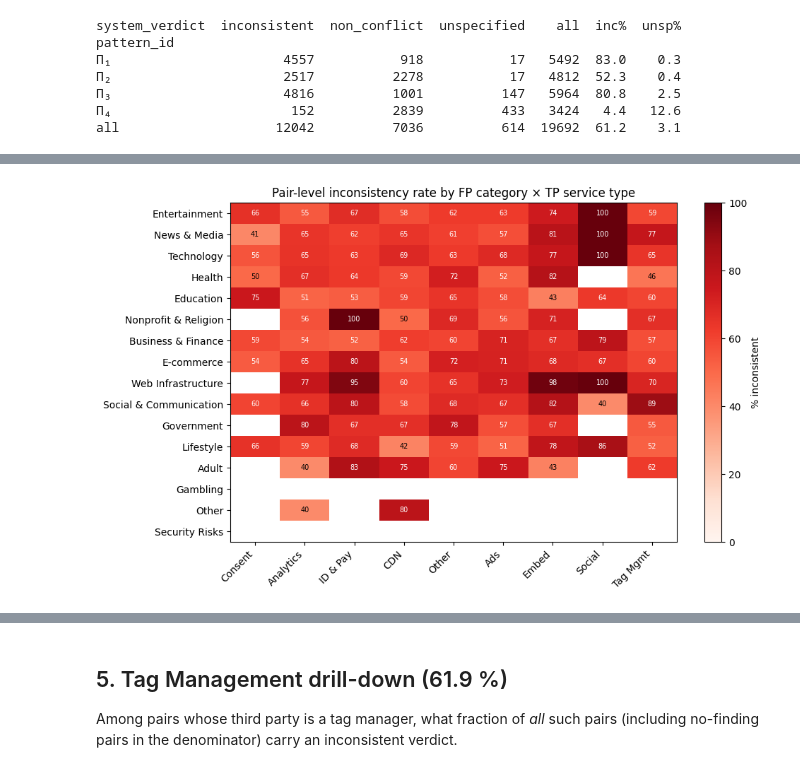
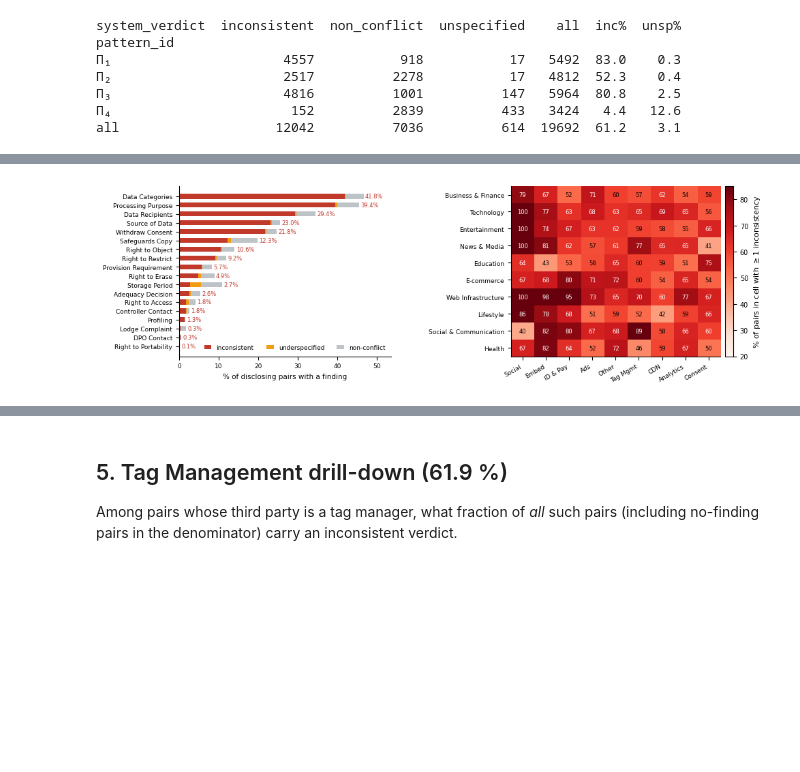
Before and after one commit to clockwork72/RQ1, a Jupyter notebook: notebooks/RQ3.ipynb, the cells around one changed output, grey strips where cells are left out. Drawn from its saved outputs; the diff is of its cells as text; code cells hidden in the pictures; blank space fills up the shorter version.

Commit message:
Combined figure

```diff
--- a/notebooks/RQ3.ipynb
+++ b/notebooks/RQ3.ipynb
@@ -97,31 +97,78 @@ Right panel of `fig_verdict_and_gdpr_v3.pdf`. Cells with fewer than 5 pairs are
 # %%
-fp_cats = list(wlb['fp_cat_stats'].keys())
-tp_buckets = list(wlb['tp_bucket_stats'].keys())
+VERDICT_COLOR = {'inconsistent': '#c0392b', 'unspecified': '#f39c12', 'non_conflict': '#bdc3c7'}
+VERDICT_LABEL = {'inconsistent': 'inconsistent', 'unspecified': 'underspecified', 'non_conflict': 'non-conflict'}
+
+plt.rcParams.update({
+    'font.family': 'sans-serif', 'font.size': 7.5,
+    'axes.spines.top': False, 'axes.spines.right': False,
+    'axes.labelsize': 7.5, 'xtick.labelsize': 6.5, 'ytick.labelsize': 6.5,
+    'legend.fontsize': 6.5, 'legend.frameon': False,
+    'pdf.fonttype': 42, 'ps.fonttype': 42,
+})
+
+# LEFT: GDPR category stacked bars
+rows_l = [r for r in gdi['rows'] if r['n_pairs_disclosing'] > 0]
+rows_l.sort(key=lambda r: -r['pct_inc'])
+cats   = [r['category']   for r in rows_l]
+pct_inc  = np.array([r['pct_inc']    for r in rows_l])
+pct_unsp = np.array([r['pct_unspec'] for r in rows_l])
+pct_nc   = np.array([r['pct_nc']     for r in rows_l])
+
+# RIGHT: FP main_cat x TP type heatmap, total denominator
+tp_stats = wlb['tp_bucket_stats']
+def _inc_share(s): return s['inconsistent'] / s['n'] if s['n'] else 0
+tps = sorted([t for t in tp_stats if tp_stats[t]['n'] > 0],
+             key=lambda k: -_inc_share(tp_stats[k]))
+fp_stats = wlb['fp_cat_stats']
+fps = [k for k, _ in sorted(fp_stats.items(), key=lambda x: -x[1]['n'])[:10]]
 joint = wlb['joint_stats']
+M = np.full((len(fps), len(tps)), np.nan)
+for i, fp in enumerate(fps):
+    for j, tp in enumerate(tps):
+        cell = joint.get(f'{fp}||{tp}', {})
+        if cell.get('n', 0) > 0:
+            M[i, j] = cell['inconsistent'] / cell['n'] * 100
 
-M = np.full((len(fp_cats), len(tp_buckets)), np.nan)
-for key, st in joint.items():
-    parts = [s.strip() for s in key.split('||')]
-    if len(parts) != 2:
-        continue
-    fp, tp = parts
-    if fp in fp_cats and tp in tp_buckets and st['n'] >= 5:
-        M[fp_cats.index(fp), tp_buckets.index(tp)] = st['inconsistent'] / st['n'] * 100
+fig, (ax_l, ax_r) = plt.subplots(
+    1, 2, figsize=(10.5, max(2.6, 0.18 * len(cats))),
+    gridspec_kw={'width_ratios': [1.0, 1.05], 'wspace': 0.55},
+)
 
-fig, ax = plt.subplots(figsize=(10, 6))
-im = ax.imshow(M, cmap='Reds', vmin=0, vmax=100, aspect='auto')
-ax.set_xticks(range(len(tp_buckets))); ax.set_xticklabels(tp_buckets, rotation=45, ha='right')
-ax.set_yticks(range(len(fp_cats)));    ax.set_yticklabels(fp_cats)
-for i in range(len(fp_cats)):
-    for j in range(len(tp_buckets)):
-        if not np.isnan(M[i, j]):
-            ax.text(j, i, f'{M[i,j]:.0f}', ha='center', va='center',
-                    color='white' if M[i,j] > 50 else 'black', fontsize=7)
-fig.colorbar(im, ax=ax, label='% inconsistent')
-ax.set_title('Pair-level inconsistency rate by FP category × TP service type')
-plt.tight_layout()
-fig.savefig(REPO_ROOT / 'notebooks' / 'figures' / 'rq3_heatmap.pdf')
-fig.savefig(REPO_ROOT / 'notebooks' / 'figures' / 'rq3_heatmap.png', dpi=300)
+yL = np.arange(len(cats))
+ax_l.barh(yL, pct_inc,  color=VERDICT_COLOR['inconsistent'], height=0.55, label=VERDICT_LABEL['inconsistent'])
+ax_l.barh(yL, pct_unsp, left=pct_inc, color=VERDICT_COLOR['unspecified'], height=0.55, label=VERDICT_LABEL['unspecified'])
+ax_l.barh(yL, pct_nc,   left=pct_inc + pct_unsp, color=VERDICT_COLOR['non_conflict'], height=0.55, label=VERDICT_LABEL['non_conflict'])
+ax_l.set_yticks(yL); ax_l.set_yticklabels(cats); ax_l.invert_yaxis()
+upper = max((pct_inc + pct_unsp + pct_nc).max() * 1.15, 5)
+ax_l.set_xlim(0, upper)
+ax_l.set_xlabel('% of disclosing pairs with a finding')
+for i in range(len(cats)):
+    total = pct_inc[i] + pct_unsp[i] + pct_nc[i]
+    if pct_inc[i] > 0:
+        ax_l.text(total + 0.4, i, f'{pct_inc[i]:.1f}%', va='center', fontsize=6, color=VERDICT_COLOR['inconsistent'])
+ax_l.legend(loc='lower right', ncol=3, handlelength=1.2, frameon=False)
+
+cmap = plt.get_cmap('Reds')
+im = ax_r.imshow(M, cmap=cmap, vmin=20, vmax=85, aspect='auto')
+ax_r.set_xticks(range(len(tps))); ax_r.set_xticklabels(tps, rotation=30, ha='right')
+ax_r.set_yticks(range(len(fps))); ax_r.set_yticklabels(fps)
+for i in range(len(fps)):
+    for j in range(len(tps)):
+        v = M[i, j]
+        if np.isnan(v):
+            ax_r.text(j, i, '-', ha='center', va='center', fontsize=6, color='#999')
+        else:
+            color = 'white' if v >= 60 else 'black'
+            ax_r.text(j, i, f'{int(round(v))}', ha='center', va='center', fontsize=6, color=color)
+cbar = fig.colorbar(im, ax=ax_r, fraction=0.04, pad=0.02)
+cbar.set_label('% of pairs in cell with $\\geq$1 inconsistency', fontsize=8)
+cbar.ax.tick_params(labelsize=7)
+
+out_pdf = REPO_ROOT / 'notebooks' / 'figures' / 'fig_verdict_and_gdpr_v3.pdf'
+out_png = REPO_ROOT / 'notebooks' / 'figures' / 'fig_verdict_and_gdpr_v3.png'
+fig.savefig(out_pdf, bbox_inches='tight')
+fig.savefig(out_png, dpi=300, bbox_inches='tight')
 plt.show()
+print(f'wrote {out_pdf.name} and {out_png.name}')
 # %% [output]
-[figure, old version]
+[figure, new version]
```
Also changed, not shown: parts of 4 cells of this notebook, 6 other files.
